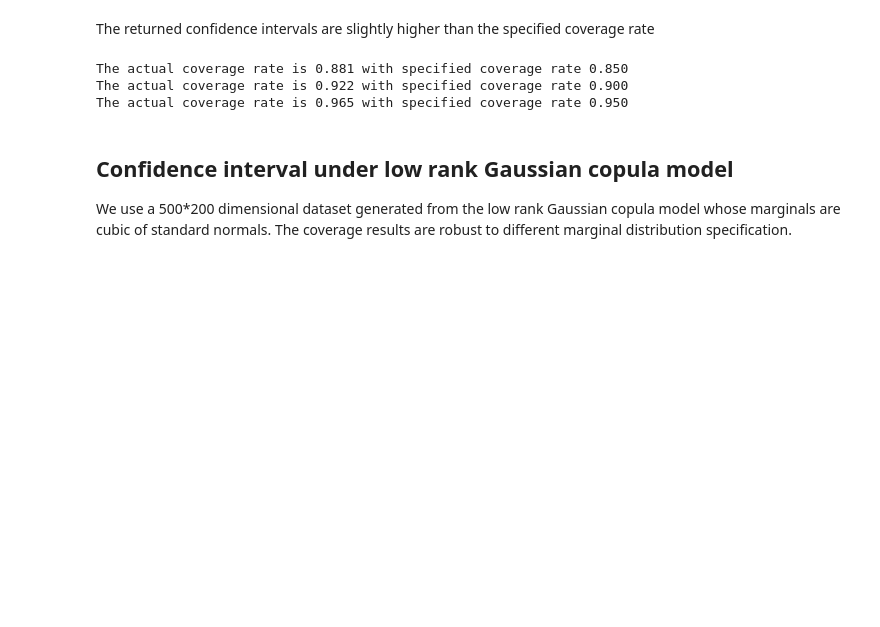
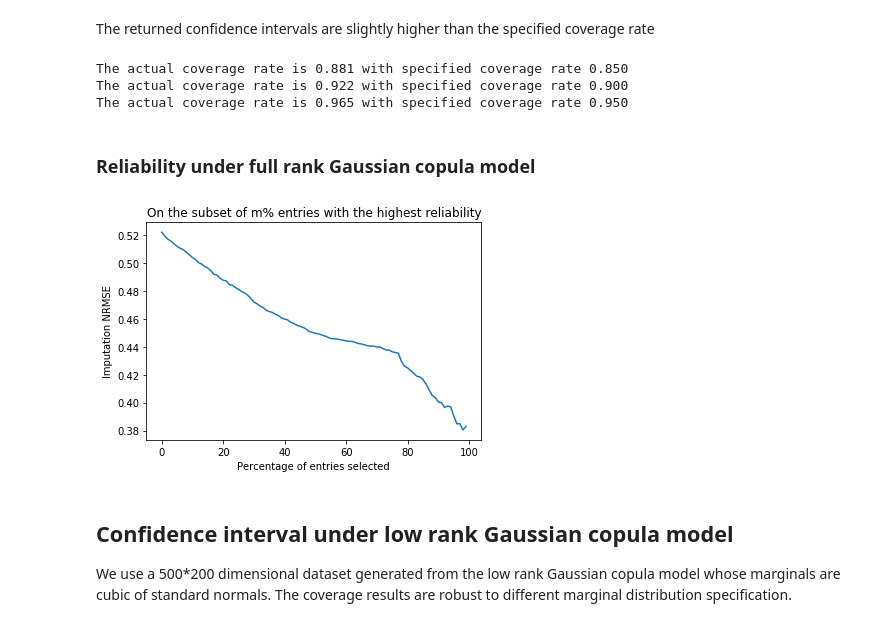
Before and after one commit to udellgroup/gcimpute, a Jupyter notebook: Examples/Example Uncertainty Quantification.ipynb, the cells around one changed output. Cells and saved outputs as stored; diff of their text form; code cells hidden in the pictures; blank space fills up the shorter version.

Commit message:
add reliability for real-valued data

```diff
--- a/Examples/Example Uncertainty Quantification.ipynb
+++ b/Examples/Example Uncertainty Quantification.ipynb
@@ -53,6 +53,21 @@ for key, val in cover_rate.items():
 The actual coverage rate is 0.881 with specified coverage rate 0.850
 The actual coverage rate is 0.922 with specified coverage rate 0.900
 The actual coverage rate is 0.965 with specified coverage rate 0.950
+# %% [markdown]
+### Reliability under full rank Gaussian copula model
+# %%
+reliability = model.get_reliability_cont(Ximp = out['imputed_data'])
+# %%
+nrmse_by_reliability = error_by_reliability('NRMSE', reliability,
+                                            xtrue=X, ximp=out['imputed_data'])
+# %%
+fig,ax = plt.subplots()
+ax.plot(nrmse_by_reliability)
+_ = ax.set_ylabel('Imputation NRMSE')
+_ = ax.set_xlabel('Percentage of entries selected')
+_ = ax.set_title('On the subset of m% entries with the highest reliability')
+# %% [output]
+[figure, added]
 # %% [markdown]
 ## Confidence interval under low rank Gaussian copula model
 
```
Also changed, not shown: parts of 4 cells of this notebook, 2 other files.
